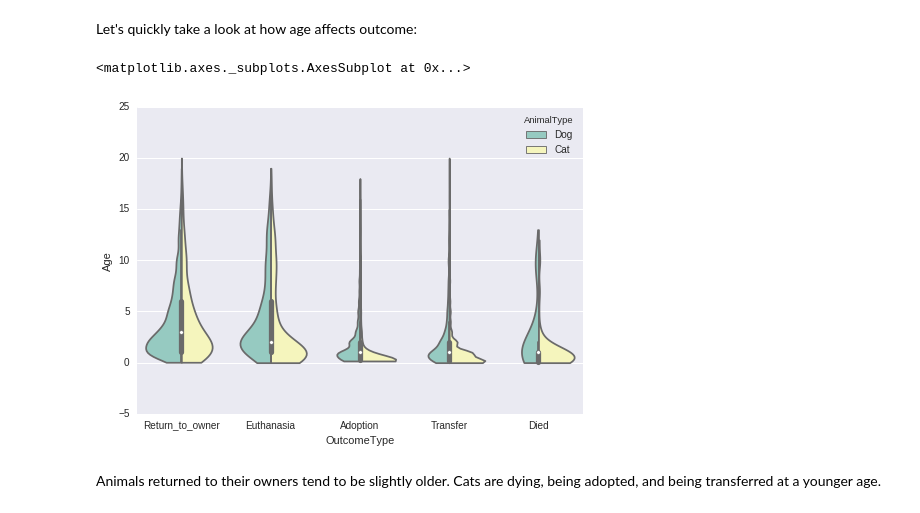
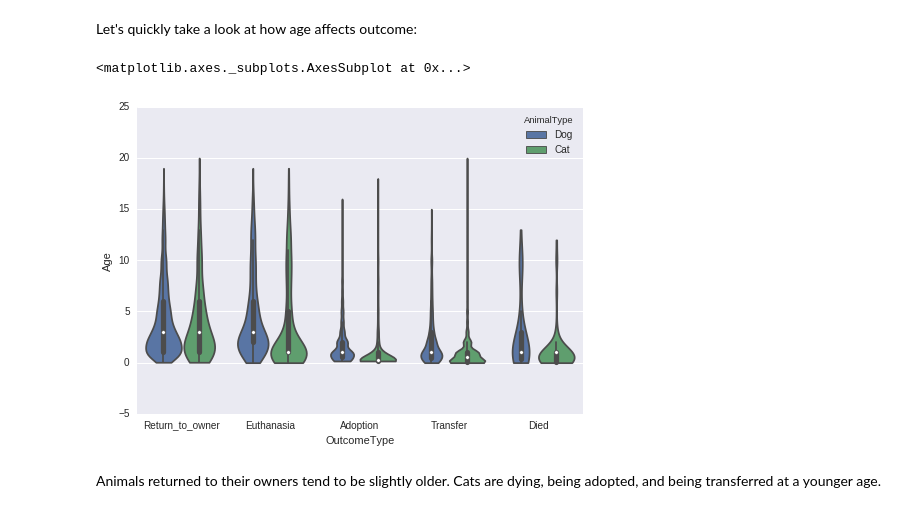
Before and after one commit to jakesherman/shelter-animals-kaggle, a Jupyter notebook: 1-exploring.ipynb, the cells around one changed output. Drawn from its saved outputs; the diff is of its cells as text; code cells hidden in the pictures.

```diff
--- a/1-exploring.ipynb
+++ b/1-exploring.ipynb
@@ -194,11 +194,10 @@ sns.boxplot(x = "Age", y = "AnimalType", data = train);
 # %% [markdown]
 Let's quickly take a look at how age affects outcome:
 # %%
-sns.violinplot(x = "OutcomeType", y = "Age", hue = "AnimalType", data = train, cut = 0, split = True,
-              palette = "Set3")
+sns.violinplot(x = "OutcomeType", y = "Age", hue = "AnimalType", data = train, cut = 0, split = False)
 # %% [output]
 <matplotlib.axes._subplots.AxesSubplot at 0x...>
-[figure, old version]
+[figure, new version]
 # %% [markdown]
 Animals returned to their owners tend to be slightly older. Cats are dying, being adopted, and being transferred at a younger age.
 # %% [markdown]
```
Also changed, not shown: parts of 9 cells of this notebook, 4 other files.
